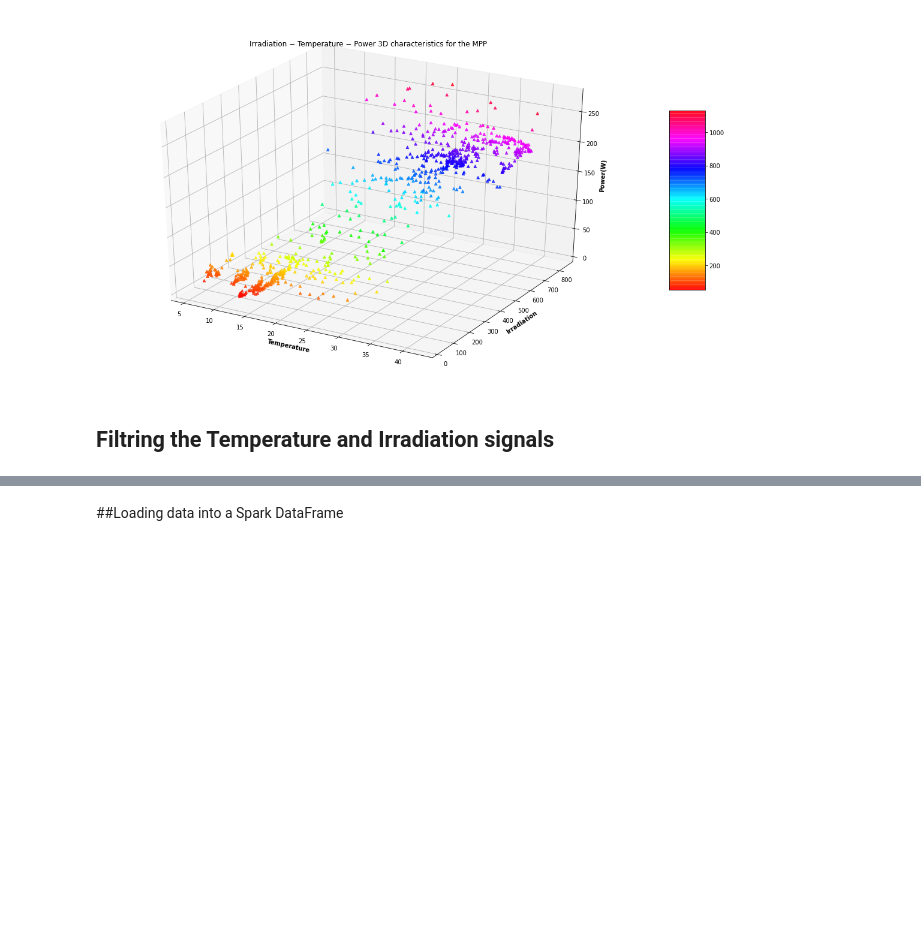
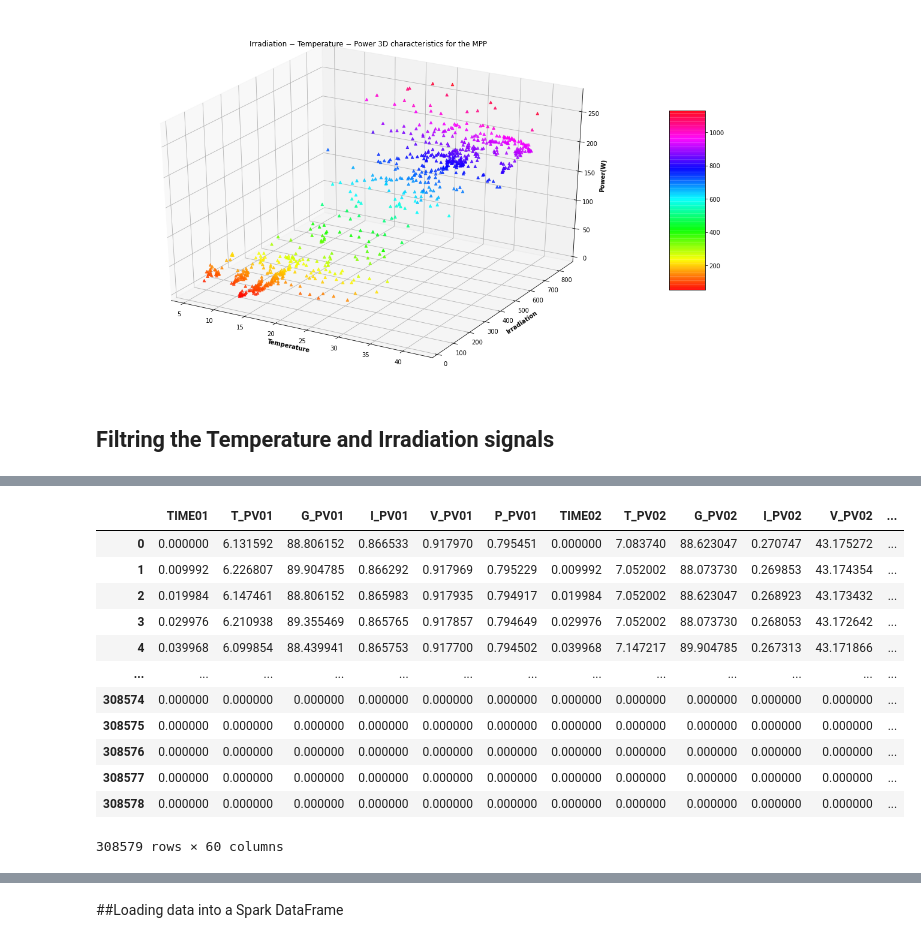
Before and after one commit to Mohamed-derbeli/ML-for-maximum-power-point-tracking-prediction-in-PV-system, a Jupyter notebook: ML_for_MPPT_prediction_in_PV_system.ipynb, the cells around one changed output, grey strips where cells are left out. Cells and saved outputs as stored; diff of their text form; code cells hidden in the pictures; blank space fills up the shorter version.

```diff
--- a/ML_for_MPPT_prediction_in_PV_system.ipynb
+++ b/ML_for_MPPT_prediction_in_PV_system.ipynb
@@ -329,3 +302,22 @@ print(Time,'\n', Temperature,'\n',Irradiation,'\n',Current,'\n',Voltage,'\n',Pow
+# %%
+# Replace NaN Values with Zeros
+df00 = df.replace(np.nan, 0)
+df00
+# df.dropna()
+# %% [output]
+|  | TIME01 | T_PV01 | G_PV01 | I_PV01 | V_PV01 | P_PV01 | TIME02 | T_PV02 | G_PV02 | I_PV02 | V_PV02 | ... |
+| 0 | 0.000000 | 6.131592 | 88.806152 | 0.866533 | 0.917970 | 0.795451 | 0.000000 | 7.083740 | 88.623047 | 0.270747 | 43.175272 | ... |
+| 1 | 0.009992 | 6.226807 | 89.904785 | 0.866292 | 0.917969 | 0.795229 | 0.009992 | 7.052002 | 88.073730 | 0.269853 | 43.174354 | ... |
+| 2 | 0.019984 | 6.147461 | 88.806152 | 0.865983 | 0.917935 | 0.794917 | 0.019984 | 7.052002 | 88.623047 | 0.268923 | 43.173432 | ... |
+| 3 | 0.029976 | 6.210938 | 89.355469 | 0.865765 | 0.917857 | 0.794649 | 0.029976 | 7.052002 | 88.073730 | 0.268053 | 43.172642 | ... |
+| 4 | 0.039968 | 6.099854 | 88.439941 | 0.865753 | 0.917700 | 0.794502 | 0.039968 | 7.147217 | 89.904785 | 0.267313 | 43.171866 | ... |
+| ... | ... | ... | ... | ... | ... | ... | ... | ... | ... | ... | ... | ... |
+| 308574 | 0.000000 | 0.000000 | 0.000000 | 0.000000 | 0.000000 | 0.000000 | 0.000000 | 0.000000 | 0.000000 | 0.000000 | 0.000000 | ... |
+| 308575 | 0.000000 | 0.000000 | 0.000000 | 0.000000 | 0.000000 | 0.000000 | 0.000000 | 0.000000 | 0.000000 | 0.000000 | 0.000000 | ... |
+| 308576 | 0.000000 | 0.000000 | 0.000000 | 0.000000 | 0.000000 | 0.000000 | 0.000000 | 0.000000 | 0.000000 | 0.000000 | 0.000000 | ... |
+| 308577 | 0.000000 | 0.000000 | 0.000000 | 0.000000 | 0.000000 | 0.000000 | 0.000000 | 0.000000 | 0.000000 | 0.000000 | 0.000000 | ... |
+| 308578 | 0.000000 | 0.000000 | 0.000000 | 0.000000 | 0.000000 | 0.000000 | 0.000000 | 0.000000 | 0.000000 | 0.000000 | 0.000000 | ... |
+308579 rows × 60 columns
 # %%
 # Define the filter requirements
 T = 5.0         # Sample Period
```
Also changed, not shown: parts of 12 cells of this notebook.
